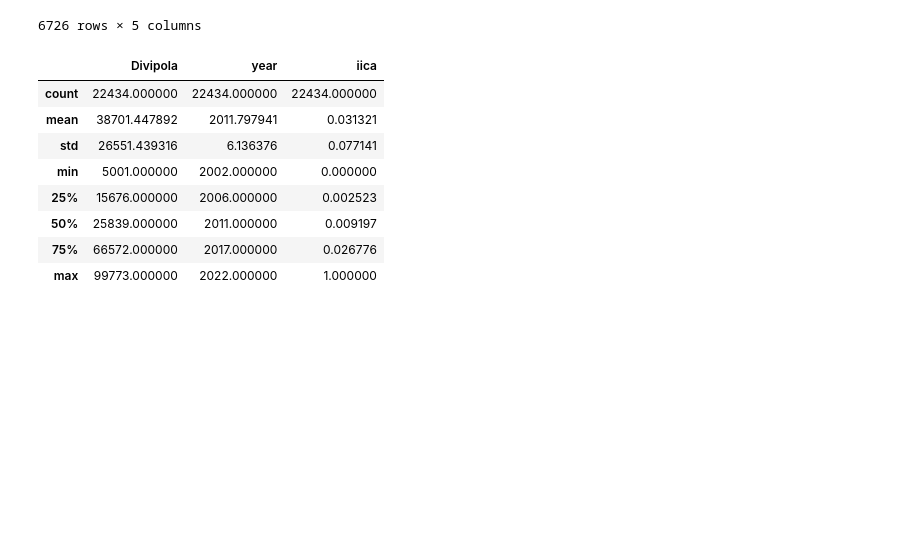
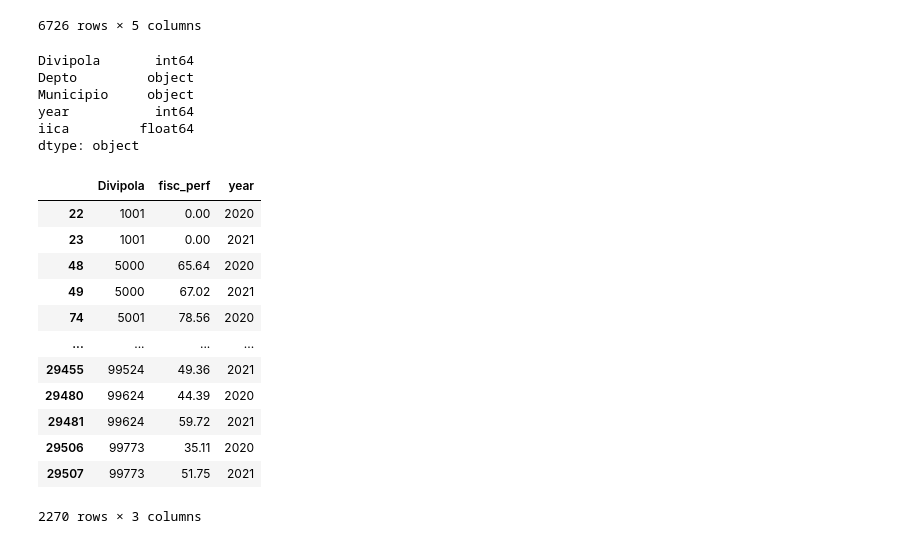
Before and after one commit to cpj97/MDS_thesis, a Jupyter notebook: script.ipynb, the cells around one changed output. Drawn from its saved outputs; the diff is of its cells as text; code cells hidden in the pictures; blank space fills up the shorter version.

```diff
--- a/script.ipynb
+++ b/script.ipynb
@@ -136,14 +142,42 @@ dataframes_iica[2]
 merged_iica = pd.concat(dataframes_iica, ignore_index=True)
 
 # Display the merged dataframe
-merged_iica.describe()
+merged_iica.dtypes
 # %% [output]
-|  | Divipola | year | iica |
-| count | 22434.000000 | 22434.000000 | 22434.000000 |
-| mean | 38701.447892 | 2011.797941 | 0.031321 |
-| std | 26551.439316 | 6.136376 | 0.077141 |
-| min | 5001.000000 | 2002.000000 | 0.000000 |
-| 25% | 15676.000000 | 2006.000000 | 0.002523 |
-| 50% | 25839.000000 | 2011.000000 | 0.009197 |
-| 75% | 66572.000000 | 2017.000000 | 0.026776 |
-| max | 99773.000000 | 2022.000000 | 1.000000 |
+Divipola       int64
+Depto         object
+Municipio     object
+year           int64
+iica         float64
+dtype: object
+# %%
+##########################
+### Fiscal Performance ###
+##########################
+
+### New index ###
+
+dataframes_fisc[0] = dataframes_fisc[0][dataframes_fisc[0]['Indicador'] == 'Puntaje nuevo Índice de Desempeño Fiscal']
+dataframes_fisc[0]['Dato Numérico'] = dataframes_fisc[0]['Dato Numérico'].str.replace(',', '.').astype(float)
+dataframes_fisc[0] = dataframes_fisc[0].iloc[:, [2, 7, 9]]
+dataframes_fisc[0] = dataframes_fisc[0].rename(columns={
+    'Código Entidad': 'Divipola',
+    'Dato Numérico': 'fisc_perf',
+    'Año': 'year'
+})
+
+dataframes_fisc[0]
+# %% [output]
+|  | Divipola | fisc_perf | year |
+| 22 | 1001 | 0.00 | 2020 |
+| 23 | 1001 | 0.00 | 2021 |
+| 48 | 5000 | 65.64 | 2020 |
+| 49 | 5000 | 67.02 | 2021 |
+| 74 | 5001 | 78.56 | 2020 |
+| ... | ... | ... | ... |
+| 29455 | 99524 | 49.36 | 2021 |
+| 29480 | 99624 | 44.39 | 2020 |
+| 29481 | 99624 | 59.72 | 2021 |
+| 29506 | 99773 | 35.11 | 2020 |
+| 29507 | 99773 | 51.75 | 2021 |
+2270 rows × 3 columns
```
Also changed, not shown: parts of 12 cells of this notebook, 1 other file.
